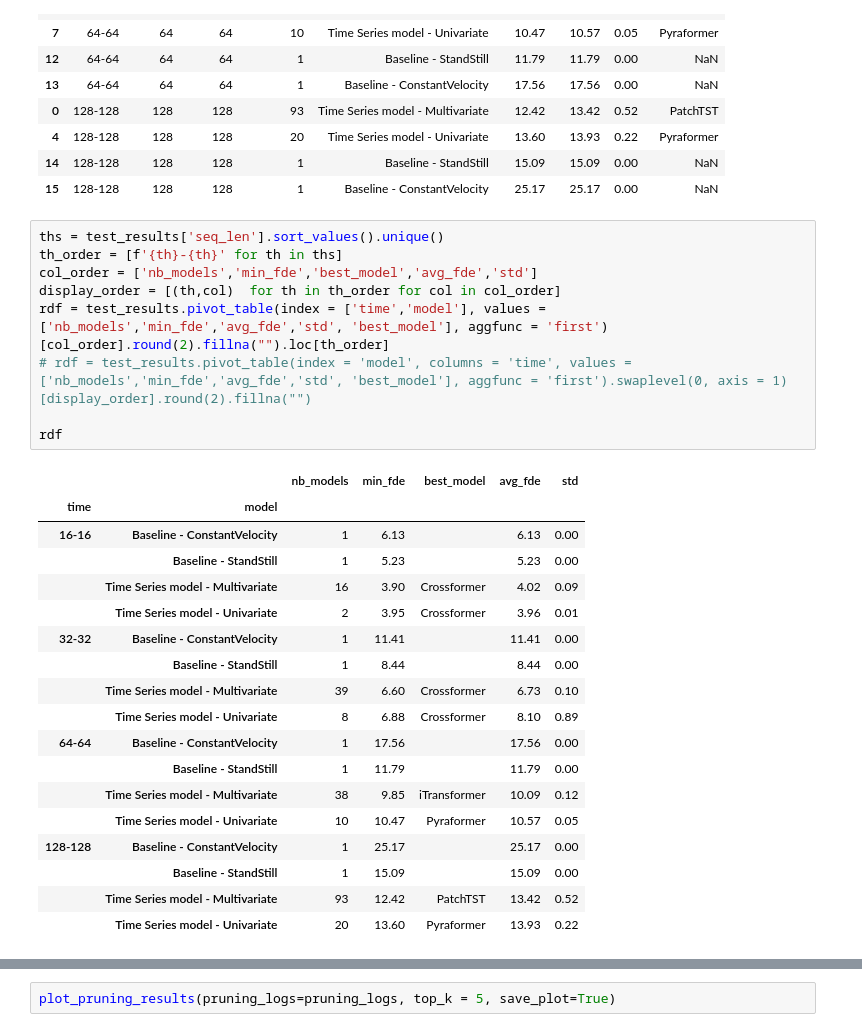
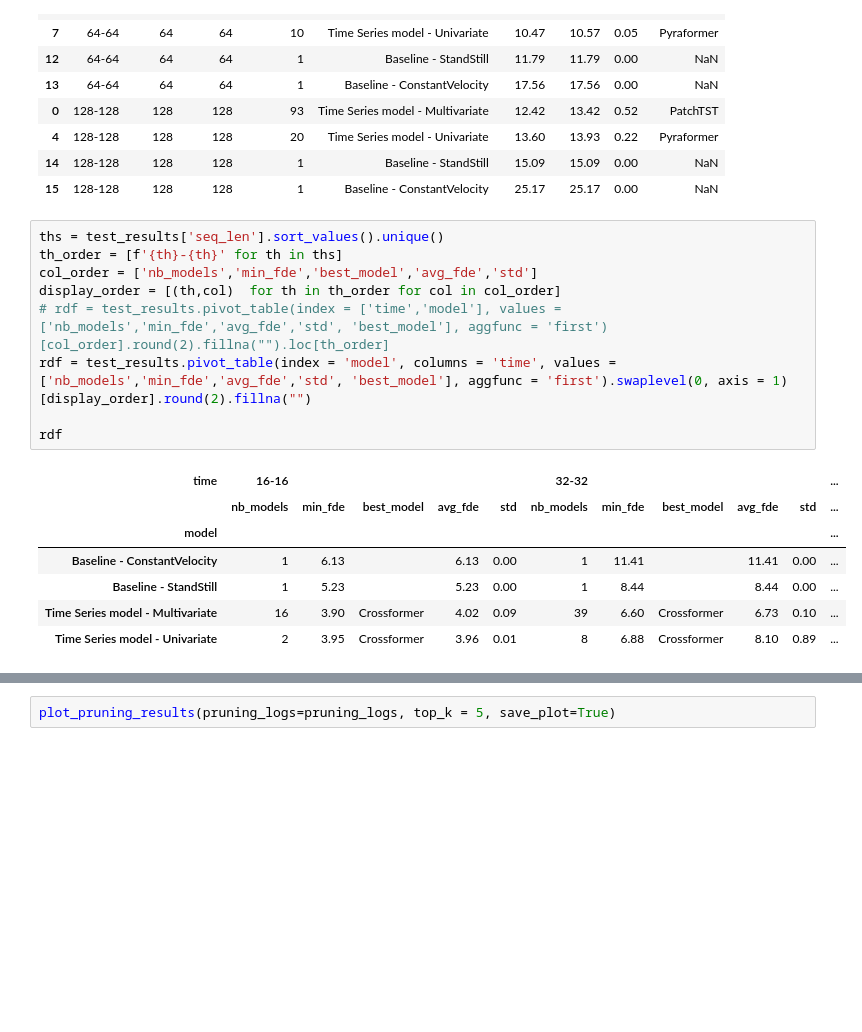
Before and after one commit to arnaud-odet/Time-Series-Library, a Jupyter notebook: results.ipynb, the cells around one changed output, grey strips where cells are left out. Cells and saved outputs as stored; diff of their text form; blank space fills up the shorter version.

```diff
--- a/results.ipynb
+++ b/results.ipynb
@@ -270,31 +270,20 @@ test_results.round(2)
 # %%
 ths = test_results['seq_len'].sort_values().unique()
 th_order = [f'{th}-{th}' for th in ths]
 col_order = ['nb_models','min_fde','best_model','avg_fde','std']
 display_order = [(th,col)  for th in th_order for col in col_order]
-rdf = test_results.pivot_table(index = ['time','model'], values = ['nb_models','min_fde','avg_fde','std', 'best_model'], aggfunc = 'first')[col_order].round(2).fillna("").loc[th_order]
-# rdf = test_results.pivot_table(index = 'model', columns = 'time', values = ['nb_models','min_fde','avg_fde','std', 'best_model'], aggfunc = 'first').swaplevel(0, axis = 1)[display_order].round(2).fillna("")
+# rdf = test_results.pivot_table(index = ['time','model'], values = ['nb_models','min_fde','avg_fde','std', 'best_model'], aggfunc = 'first')[col_order].round(2).fillna("").loc[th_order]
+rdf = test_results.pivot_table(index = 'model', columns = 'time', values = ['nb_models','min_fde','avg_fde','std', 'best_model'], aggfunc = 'first').swaplevel(0, axis = 1)[display_order].round(2).fillna("")
 
 rdf
 # %% [output]
-|  |  | nb_models | min_fde | best_model | avg_fde | std |
-| time | model |  |  |  |  |  |
-| 16-16 | Baseline - ConstantVelocity | 1 | 6.13 |  | 6.13 | 0.00 |
-|  | Baseline - StandStill | 1 | 5.23 |  | 5.23 | 0.00 |
-|  | Time Series model - Multivariate | 16 | 3.90 | Crossformer | 4.02 | 0.09 |
-|  | Time Series model - Univariate | 2 | 3.95 | Crossformer | 3.96 | 0.01 |
-| 32-32 | Baseline - ConstantVelocity | 1 | 11.41 |  | 11.41 | 0.00 |
-|  | Baseline - StandStill | 1 | 8.44 |  | 8.44 | 0.00 |
-|  | Time Series model - Multivariate | 39 | 6.60 | Crossformer | 6.73 | 0.10 |
-|  | Time Series model - Univariate | 8 | 6.88 | Crossformer | 8.10 | 0.89 |
-| 64-64 | Baseline - ConstantVelocity | 1 | 17.56 |  | 17.56 | 0.00 |
-|  | Baseline - StandStill | 1 | 11.79 |  | 11.79 | 0.00 |
-|  | Time Series model - Multivariate | 38 | 9.85 | iTransformer | 10.09 | 0.12 |
-|  | Time Series model - Univariate | 10 | 10.47 | Pyraformer | 10.57 | 0.05 |
-| 128-128 | Baseline - ConstantVelocity | 1 | 25.17 |  | 25.17 | 0.00 |
-|  | Baseline - StandStill | 1 | 15.09 |  | 15.09 | 0.00 |
-|  | Time Series model - Multivariate | 93 | 12.42 | PatchTST | 13.42 | 0.52 |
-|  | Time Series model - Univariate | 20 | 13.60 | Pyraformer | 13.93 | 0.22 |
+| time | 16-16 |  |  |  |  | 32-32 |  |  |  |  | ... |
+|  | nb_models | min_fde | best_model | avg_fde | std | nb_models | min_fde | best_model | avg_fde | std | ... |
+| model |  |  |  |  |  |  |  |  |  |  | ... |
+| Baseline - ConstantVelocity | 1 | 6.13 |  | 6.13 | 0.00 | 1 | 11.41 |  | 11.41 | 0.00 | ... |
+| Baseline - StandStill | 1 | 5.23 |  | 5.23 | 0.00 | 1 | 8.44 |  | 8.44 | 0.00 | ... |
+| Time Series model - Multivariate | 16 | 3.90 | Crossformer | 4.02 | 0.09 | 39 | 6.60 | Crossformer | 6.73 | 0.10 | ... |
+| Time Series model - Univariate | 2 | 3.95 | Crossformer | 3.96 | 0.01 | 8 | 6.88 | Crossformer | 8.10 | 0.89 | ... |
 # %%
 def export_latex(summary_df, th_loc:str='lines'):
 
```
Also changed, not shown: parts of 3 cells of this notebook.
